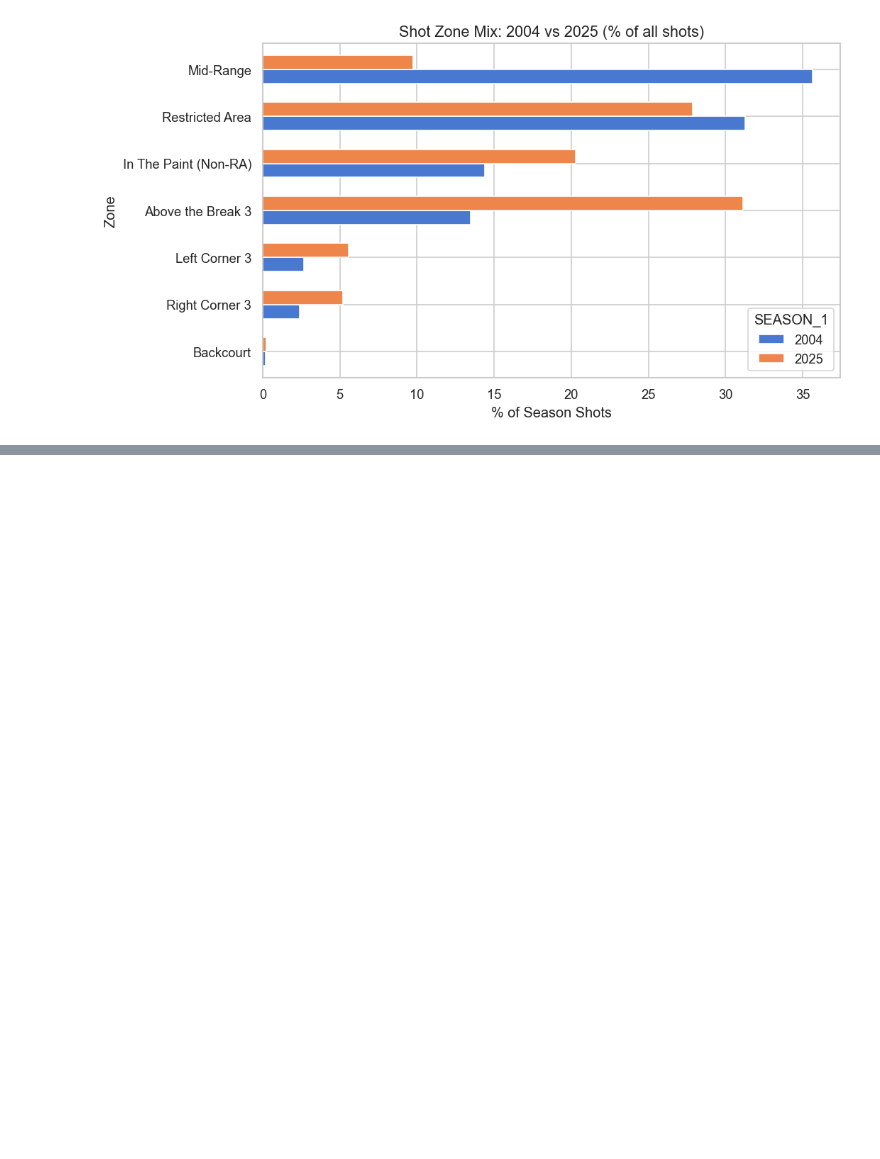
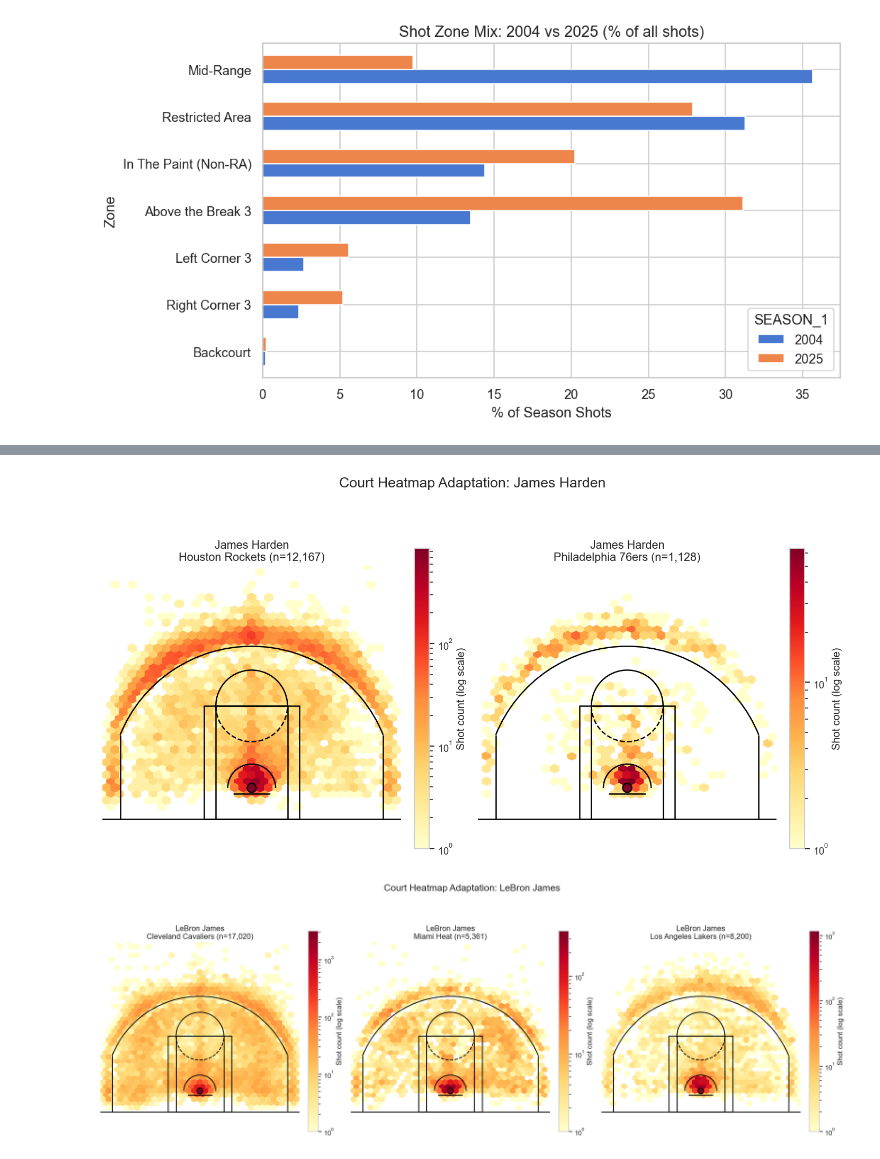
Before and after one commit to com-480-data-visualization/com-480-project-pff, a Jupyter notebook: eda.ipynb, the cells around one changed output, grey strips where cells are left out. Cells and saved outputs as stored; diff of their text form; code cells hidden in the pictures; blank space fills up the shorter version.

```diff
--- a/eda.ipynb
+++ b/eda.ipynb
@@ -458,0 +551,53 @@ plt.show()
+# %%
+import matplotlib.colors
+
+def plot_player_team_heatmap(player_name, teams):
+    """
+    Uses the draw_court() function (from early in the notebook) to plot
+    side-by-side shot heatmaps for a single player across different teams.
+    """
+    fig, axes = plt.subplots(1, len(teams), figsize=(6 * len(teams), 6))
+    if len(teams) == 1:
+        axes = [axes]
+
+    player_shots = df[df['PLAYER_NAME'] == player_name]
+
+    for ax, team in zip(axes, teams):
+        sub = player_shots[player_shots['TEAM_NAME'] == team]
+        if len(sub) == 0:
+            ax.set_title(f"{player_name} - {team}\n(No data)")
+            ax.axis("off")
+            continue
+
+        hb = ax.hexbin(
+            sub["LOC_X"],
+            sub["LOC_Y"],
+            gridsize=35,
+            cmap="YlOrRd",
+            mincnt=1,
+            norm=matplotlib.colors.LogNorm(),
+            extent=[-25, 25, 0, 42.5],
+        )
+        draw_court(ax)
+        ax.set_xlim(-25, 25)
+        ax.set_ylim(-2, 42.5)
+        ax.set_aspect("equal")
+        ax.set_title(f"{player_name}\n{team} (n={len(sub):,})", fontsize=13)
+        ax.axis("off")
+
+        cb = fig.colorbar(hb, ax=ax, fraction=0.046, pad=0.04)
+        cb.set_label("Shot count (log scale)")
+
+    plt.suptitle(f"Court Heatmap Adaptation: {player_name}", fontsize=16, y=1.05)
+    plt.tight_layout()
+    plt.show()
+
+
+# James Harden
+plot_player_team_heatmap('James Harden', ['Houston Rockets', 'Philadelphia 76ers'])
+
+#LeBron James
+plot_player_team_heatmap('LeBron James', ['Cleveland Cavaliers', 'Miami Heat', 'Los Angeles Lakers'])
+# %% [output]
+[figure, added]
+[figure, added]
```
Also changed, not shown: parts of 9 cells of this notebook, 1 other file.
